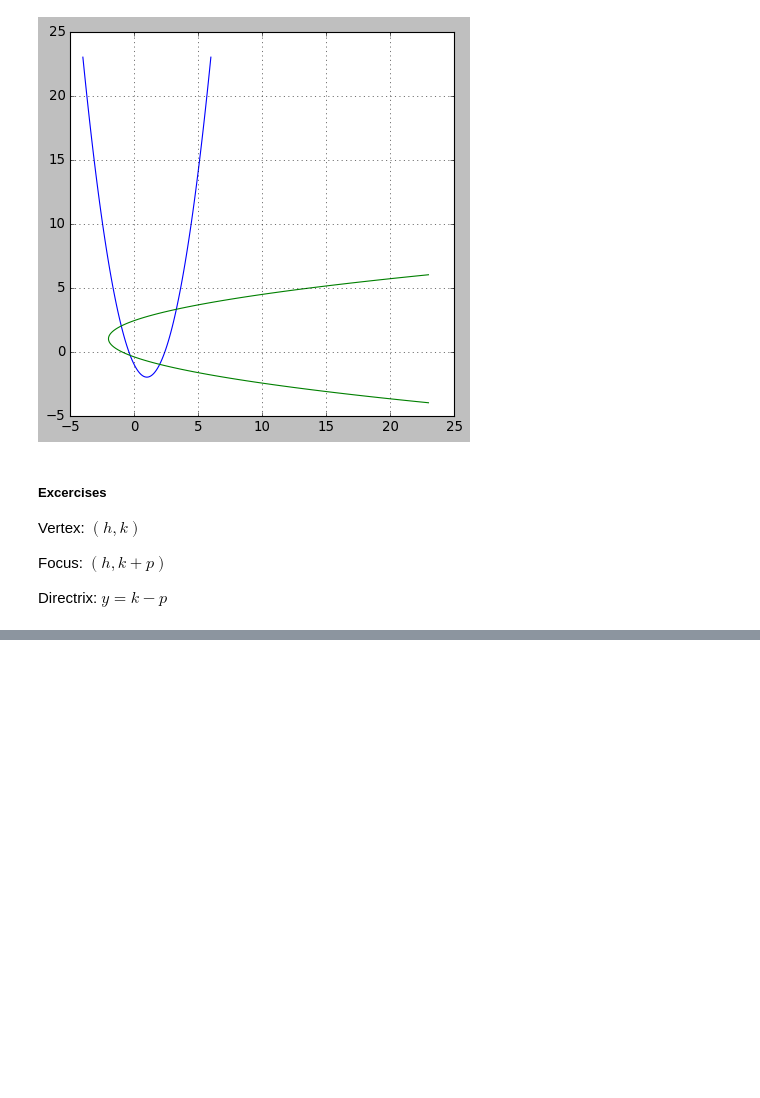
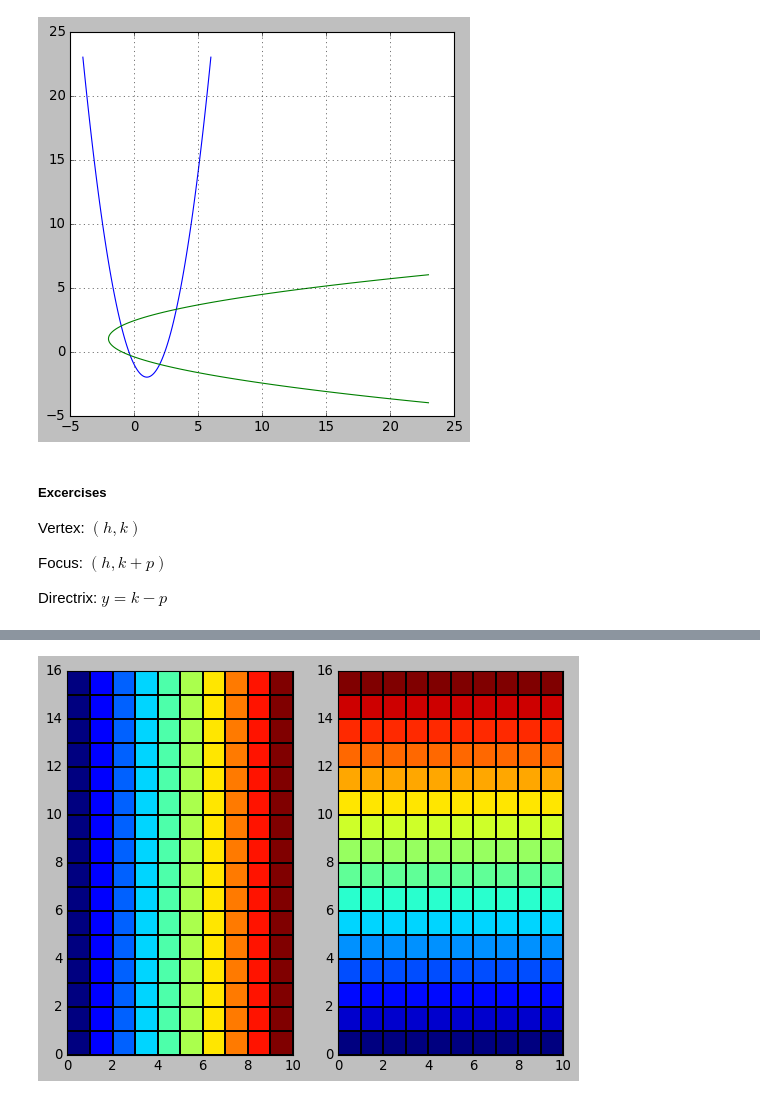
Before and after one commit to pawelztef/maths_pyt, a Jupyter notebook: graphing_conic_sections.ipynb, the cells around one changed output, grey strips where cells are left out. Drawn from its saved outputs; the diff is of its cells as text; code cells hidden in the pictures; blank space fills up the shorter version.

```diff
--- a/graphing_conic_sections.ipynb
+++ b/graphing_conic_sections.ipynb
@@ -68,0 +75,4 @@ plt.show()
+# %%
+X, Y = np.meshgrid(range(0, 10), range(0, 16))
+print(X)
+print(Y)
@@ -68,0 +97,8 @@ plt.show()
+# %%
+plt.subplot(121)
+plt.pcolormesh(X, edgecolor='k', linewidth=.1)
+plt.subplot(122)
+plt.pcolormesh(Y, edgecolor='k', linewidth=.1)
+plt.show()
+# %% [output]
+[figure, added]
```
Also changed, not shown: parts of 8 cells of this notebook.
